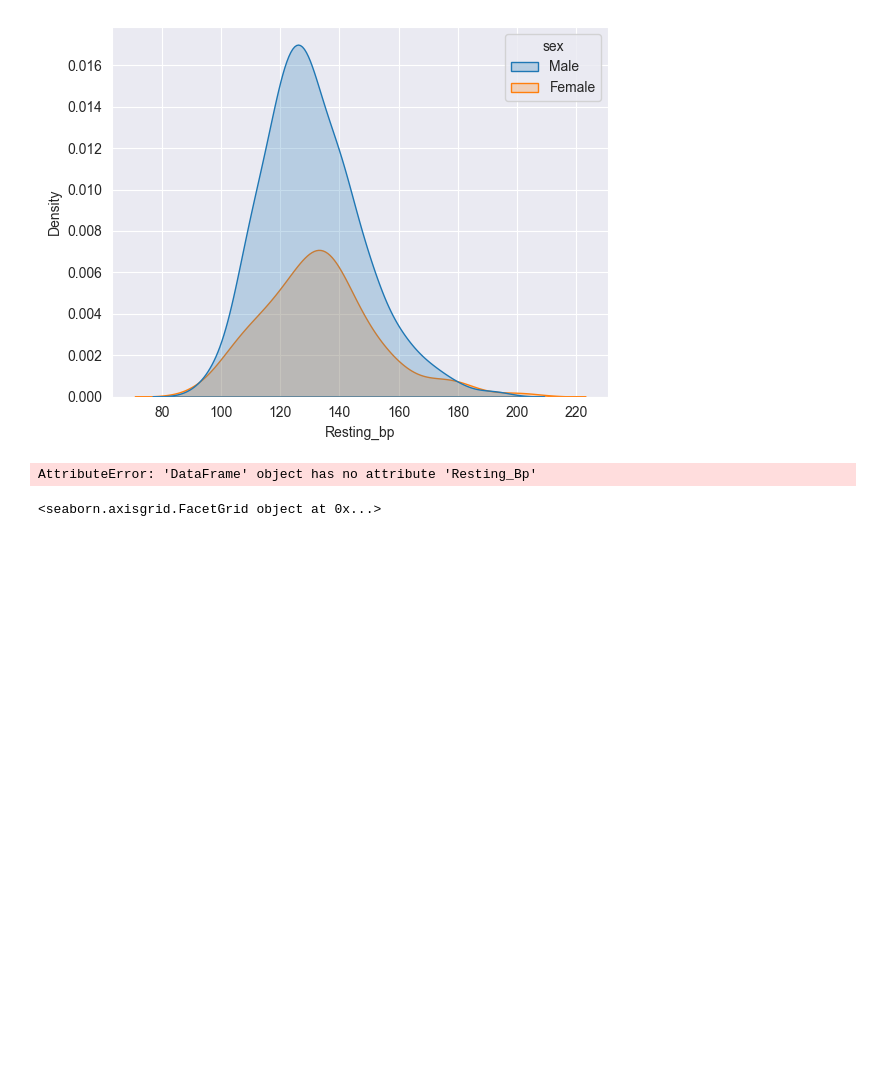
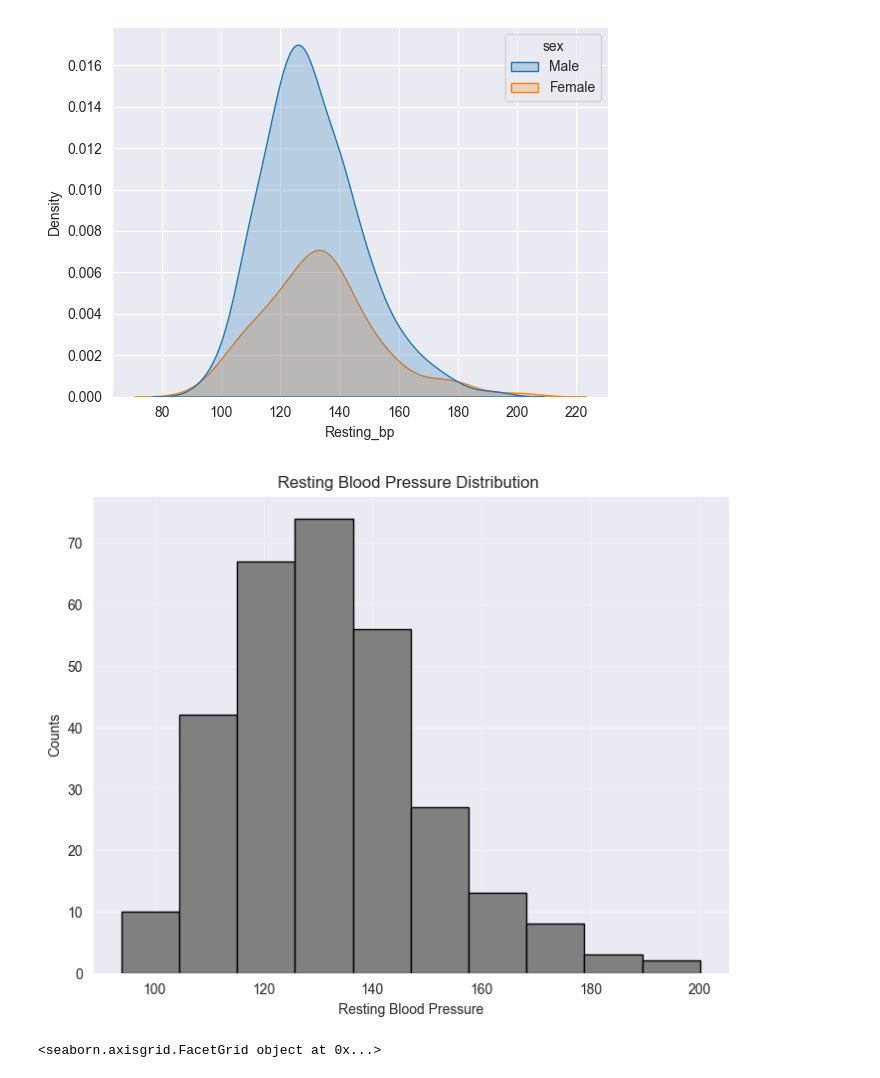
Before and after one commit to Neerajkumar012/Python, a Jupyter notebook: Heart_disease/Heart_diseases.ipynb, the cells around one changed output. Drawn from its saved outputs; the diff is of its cells as text; code cells hidden in the pictures; blank space fills up the shorter version.

```diff
--- a/Heart_disease/Heart_diseases.ipynb
+++ b/Heart_disease/Heart_diseases.ipynb
@@ -126,18 +126,17 @@ sns.kdeplot(data=data,x='Resting_bp',hue='sex',fill=True)
 <Axes: xlabel='Resting_bp', ylabel='Density'>
 [figure]
 # %%
-rbp=data.Resting_Bp
+
 fig=plt.figure()
 ax1=fig.add_axes((0,0,1,1))
-# rbp.plot.hist()
-ax1.hist(data.Resting_Bp,edgecolor='black',bins=10,color='Grey')
+ax1.hist(data['Resting_bp'],edgecolor='black',bins=10,color='Grey')
 plt.grid(alpha=0.3)
 plt.title('Resting Blood Pressure Distribution ')
 plt.xlabel('Resting Blood Pressure')
 plt.ylabel('Counts')
 ax1.set_axisbelow(True)
 # %% [output]
-AttributeError: 'DataFrame' object has no attribute 'Resting_Bp'
+[figure, added]
 # %%
 g=sns.FacetGrid(data=data,hue='sex',aspect=3)
 print(g)
```
Also changed, not shown: parts of 1 cell of this notebook.
